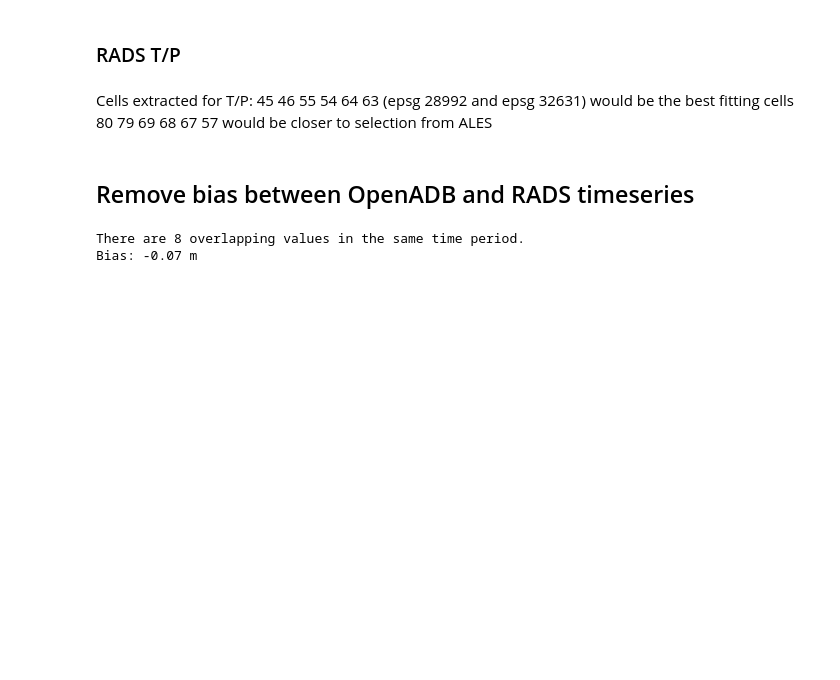
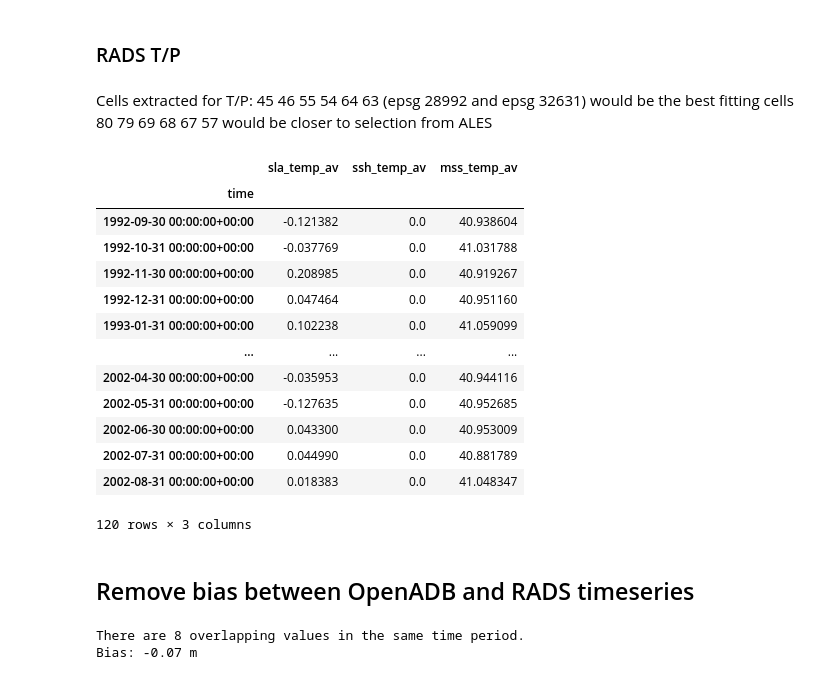
Before and after one commit to 3enedix/P2-DEM-from-RS-code, a Jupyter notebook: 11_Ters_altimetry.ipynb, the cells around one changed output. Drawn from its saved outputs; the diff is of its cells as text; code cells hidden in the pictures; blank space fills up the shorter version.

```diff
--- a/11_Ters_altimetry.ipynb
+++ b/11_Ters_altimetry.ipynb
@@ -183,6 +192,23 @@ if (not os.path.isfile(path_output+fn)) | overwrite:
     tx_ts.to_csv(path_output+fn)
 else:
     tx_ts = pd.read_csv(path_output+fn, index_col='time', parse_dates=['time'])
+# %%
+tx_ts
+# %% [output]
+|  | sla_temp_av | ssh_temp_av | mss_temp_av |
+| time |  |  |  |
+| 1992-09-30 00:00:00+00:00 | -0.121382 | 0.0 | 40.938604 |
+| 1992-10-31 00:00:00+00:00 | -0.037769 | 0.0 | 41.031788 |
+| 1992-11-30 00:00:00+00:00 | 0.208985 | 0.0 | 40.919267 |
+| 1992-12-31 00:00:00+00:00 | 0.047464 | 0.0 | 40.951160 |
+| 1993-01-31 00:00:00+00:00 | 0.102238 | 0.0 | 41.059099 |
+| ... | ... | ... | ... |
+| 2002-04-30 00:00:00+00:00 | -0.035953 | 0.0 | 40.944116 |
+| 2002-05-31 00:00:00+00:00 | -0.127635 | 0.0 | 40.952685 |
+| 2002-06-30 00:00:00+00:00 | 0.043300 | 0.0 | 40.953009 |
+| 2002-07-31 00:00:00+00:00 | 0.044990 | 0.0 | 40.881789 |
+| 2002-08-31 00:00:00+00:00 | 0.018383 | 0.0 | 41.048347 |
+120 rows × 3 columns
 # %% [markdown]
 ## Remove bias between OpenADB and RADS timeseries
 # %%
```
Also changed, not shown: parts of 3 cells of this notebook, 1 other file.
